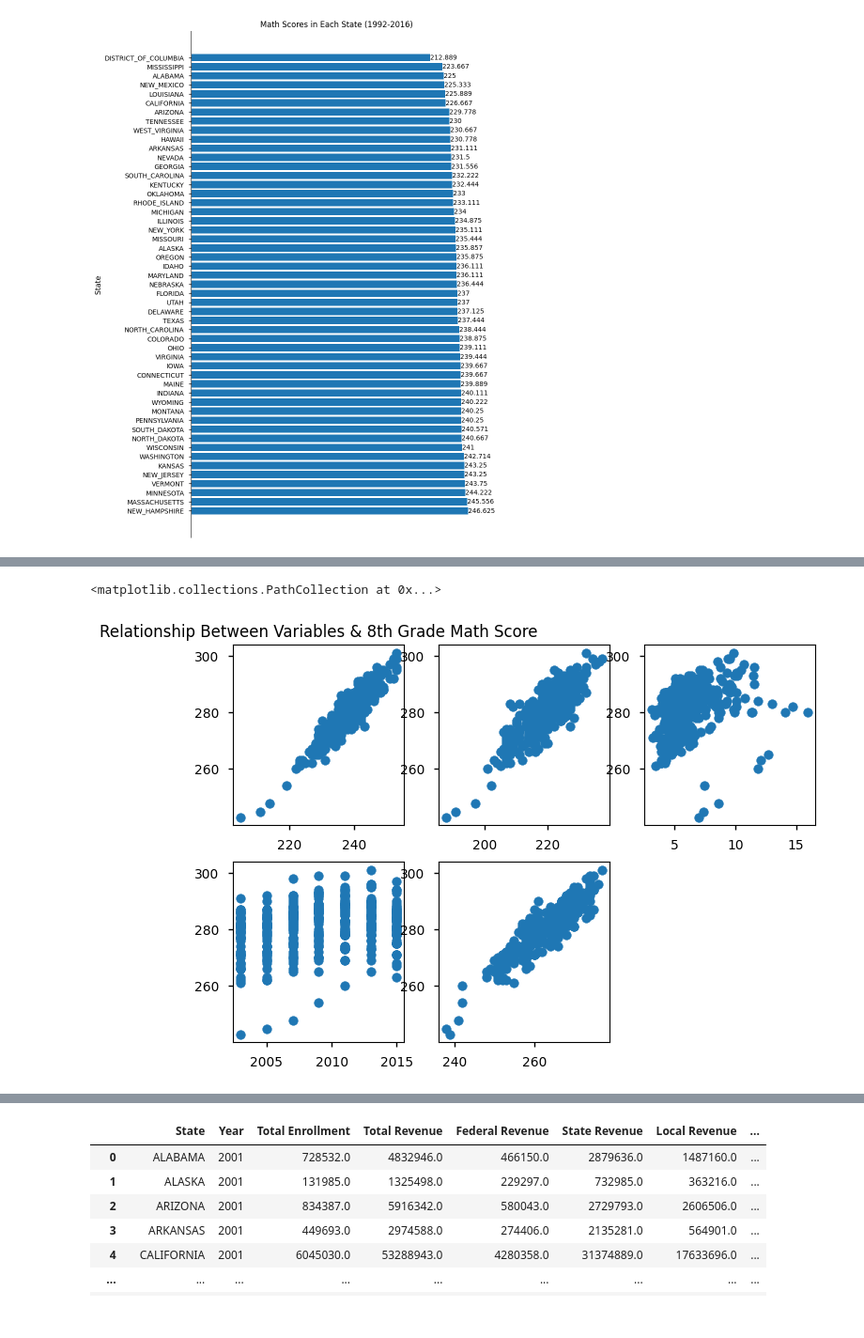
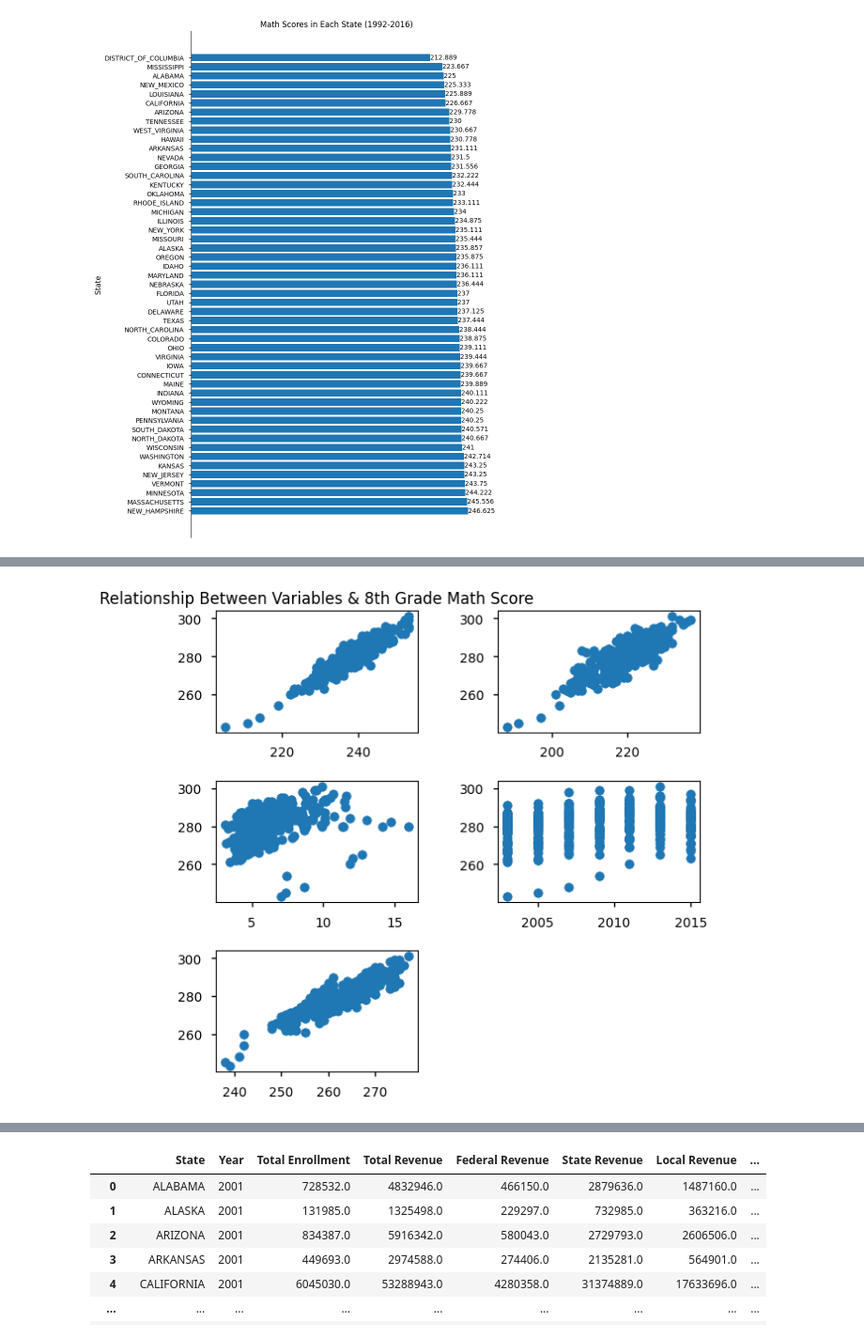
Before and after one commit to connorpobrien/Education-Trends, a Jupyter notebook: DATA301-Project AndrewM.ipynb, the cells around one changed output, grey strips where cells are left out. Shown at 94% size. Drawn from its saved outputs; the diff is of its cells as text; code cells hidden in the pictures.

Commit message:
visual additions

```diff
--- a/DATA301-Project AndrewM.ipynb
+++ b/DATA301-Project AndrewM.ipynb
@@ -260,32 +306,36 @@ MSEList.append(metrics.mean_squared_error(ModelPredictions, YTesting))
 # %%
 # Exploring why a linear regression outperforms polynomial regression.
 
 
 # Filter Proper Rows
 PMEXPFILTERED = Education_ByStateCleaned[['Average Math Score (4)', 'Expenditure Per Student', 'Average Math Score (8)', 'Year', 'Average Reading Score (4)', 'Average Reading Score (8)']]
 PMEXPFILTERED = PMEXPFILTERED[pd.notna(PMEXPFILTERED['Average Math Score (4)']) & pd.notna(PMEXPFILTERED['Average Math Score (8)'])
                                         & pd.notna(PMEXPFILTERED['Expenditure Per Student']) & pd.notna(PMEXPFILTERED['Year'])
                                         & pd.notna(PMEXPFILTERED['Average Reading Score (4)']) & pd.notna(PMEXPFILTERED['Average Reading Score (8)'])]
-plt.subplot(2,3,1)
+plt.subplot(3,2,1)
 plt.scatter(PMEXPFILTERED['Average Math Score (4)'], PMEXPFILTERED['Average Math Score (8)'])
 plt.title('Relationship Between Variables & 8th Grade Math Score')
 
-plt.subplot(2,3,2)
+plt.subplot(3,2,2)
 plt.scatter(PMEXPFILTERED['Average Reading Score (4)'], PMEXPFILTERED['Average Math Score (8)'])
 
-plt.subplot(2,3,3)
+plt.subplot(3,2,3)
 plt.scatter(PMEXPFILTERED['Expenditure Per Student'], PMEXPFILTERED['Average Math Score (8)'])
 
-plt.subplot(2,3,4)
+plt.subplot(3,2,4)
 plt.scatter(PMEXPFILTERED['Year'], PMEXPFILTERED['Average Math Score (8)'])
 
-plt.subplot(2,3,5)
+plt.subplot(3,2,5)
 plt.scatter(PMEXPFILTERED['Average Reading Score (8)'], PMEXPFILTERED['Average Math Score (8)'])
 
-# Education
+plt.subplots_adjust(left=.1,
+                    bottom=.1,
+                    right=0.75,
+                    top=1,
+                    wspace=0.4,
+                    hspace=0.4)
 # %% [output]
-<matplotlib.collections.PathCollection at 0x...>
-[figure, old version]
+[figure, new version]
 # %%
 #Neural Network Regression
 NNData = CorrelationEducation[['Average Math Score (4)', 'Expenditure Per Student', 'Average Math Score (8)', 'Year', 'Average Reading Score (4)', 'Average Reading Score (8)']]
```
Also changed, not shown: parts of 13 cells of this notebook.
